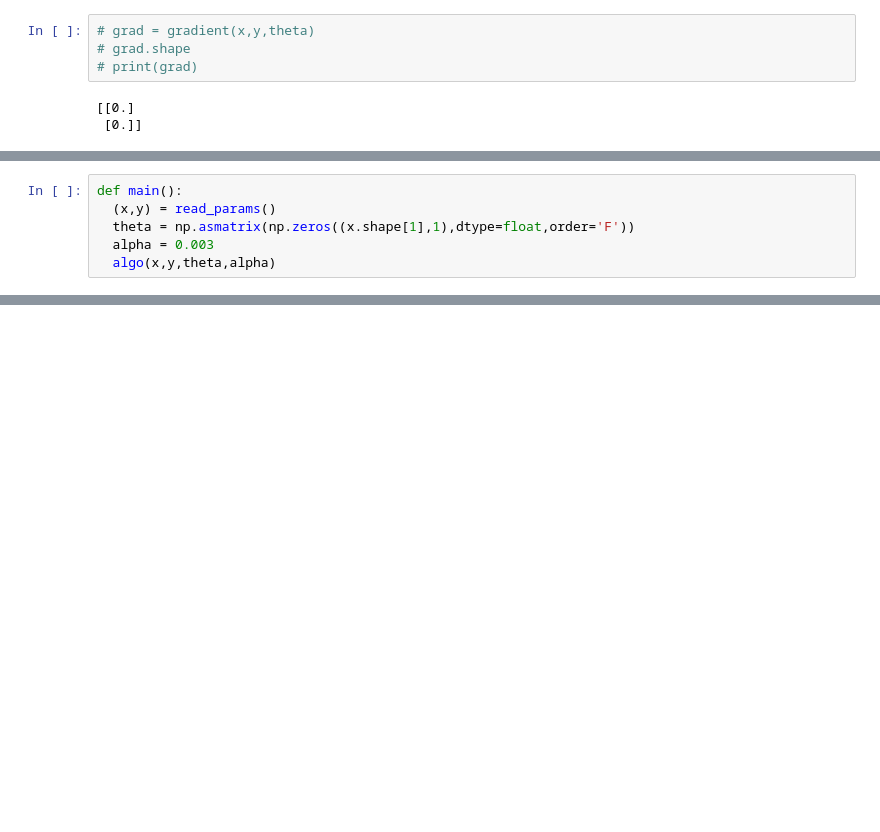
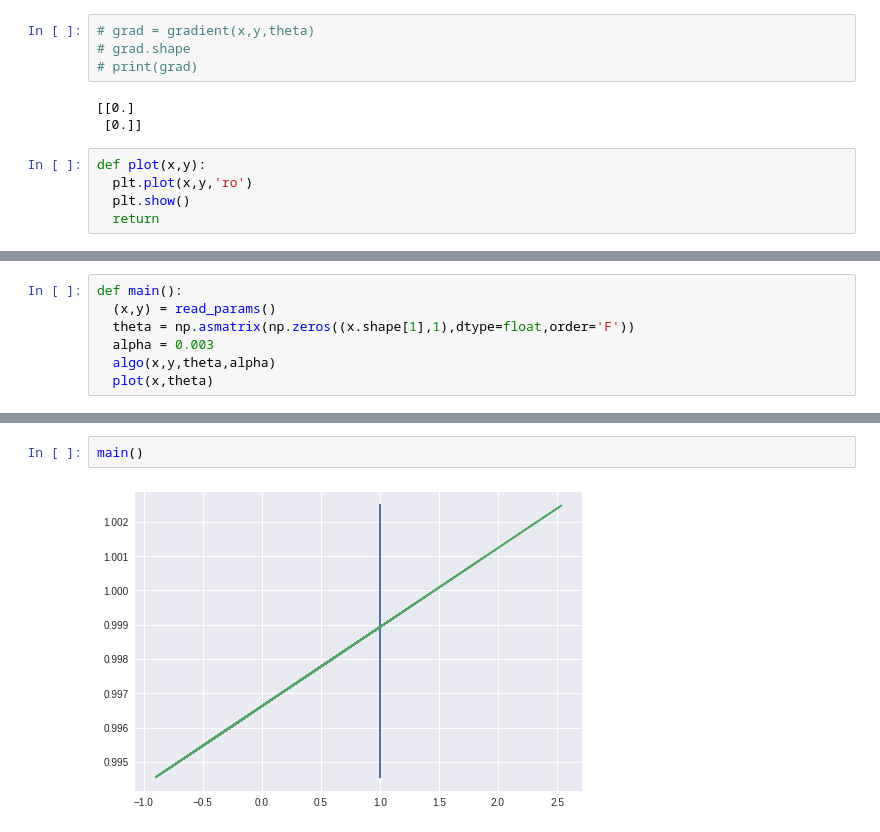
Before and after one commit to pradyumnameena/COL774-Machine-Learning, a Jupyter notebook: Assignment-1/ML_1.ipynb, the cells around one changed output, grey strips where cells are left out. Saved outputs shown, nothing was run; the diff lists cells and outputs as text; blank space fills up the shorter version.

Commit message:
started with plot portion

```diff
--- a/Assignment-1/ML_1.ipynb
+++ b/Assignment-1/ML_1.ipynb
@@ -90,6 +91,11 @@ gradient function completion is pending
 # %% [output]
 [[0.]
  [0.]]
+# %%
+def plot(x,y):
+  plt.plot(x,y,'ro')
+  plt.show()
+  return
 # %%
 def algo(x,y,theta,alpha):
   num_iter = 100
@@ -106,6 +112,7 @@ def main():
   theta = np.asmatrix(np.zeros((x.shape[1],1),dtype=float,order='F'))
   alpha = 0.003
   algo(x,y,theta,alpha)
+  plot(x,theta)
 # %%
 main()
 # %% [output]
@@ -128,0 +130,4 @@ main()
+# %%
+main()
+# %% [output]
+[figure, added]
```
Also changed, not shown: parts of 4 cells of this notebook.
